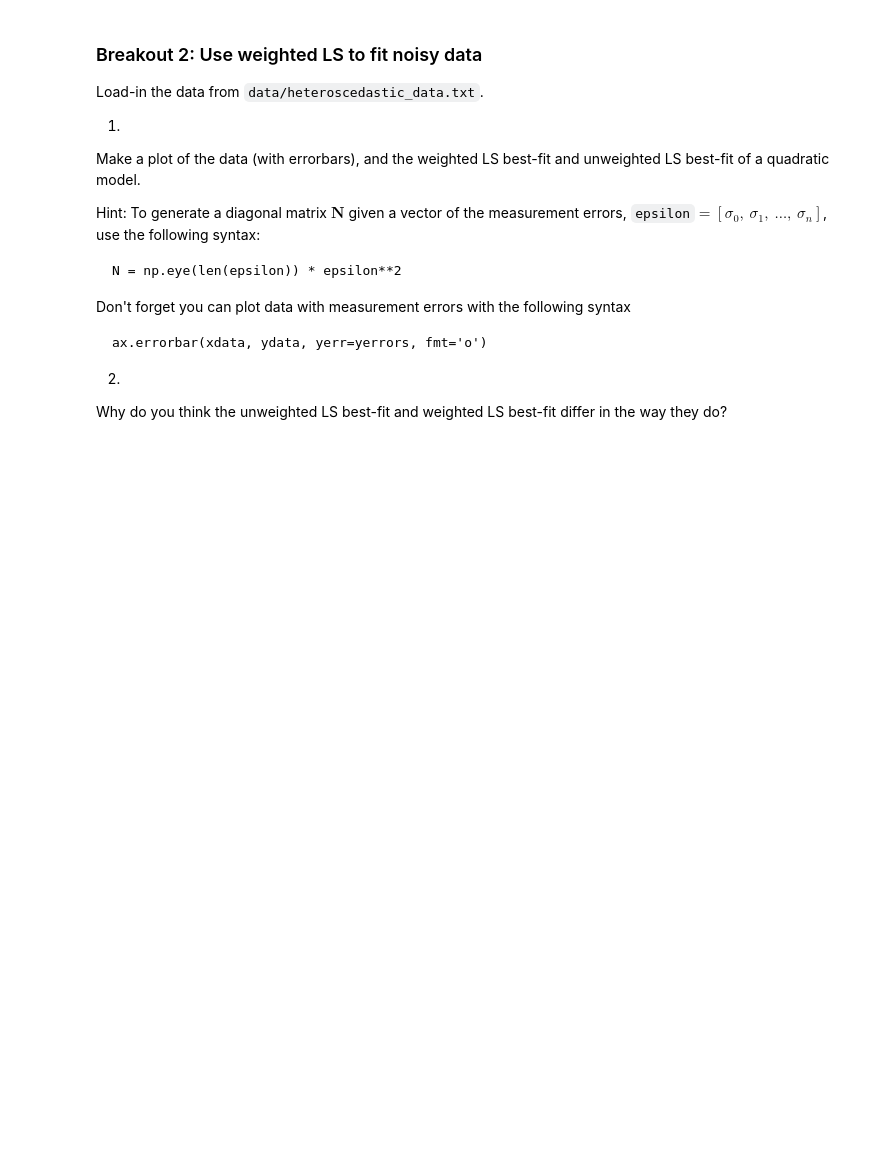
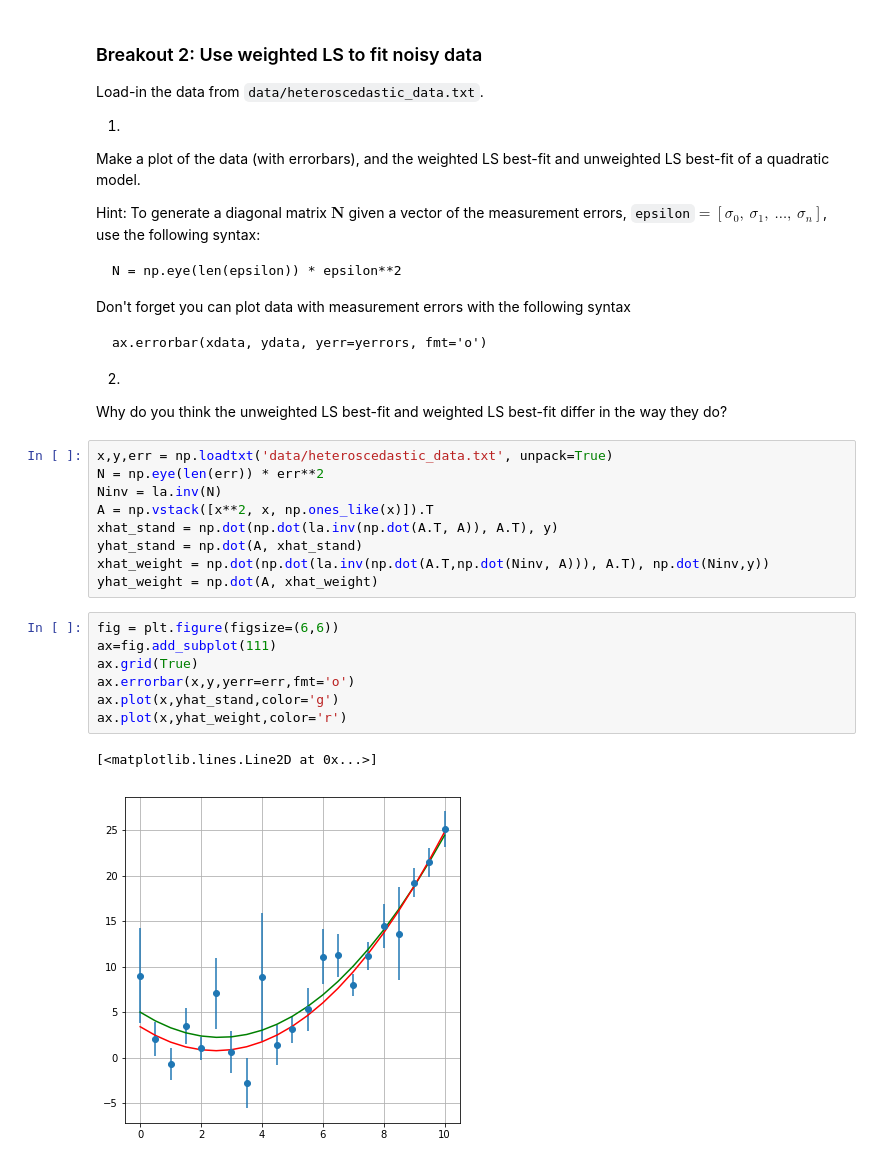
Before and after one commit to nkern/Astro_9, a Jupyter notebook: lectures/05_Regression/Linear_Regression.ipynb, the cells around one changed output. Cells and saved outputs as stored; diff of their text form; blank space fills up the shorter version.

```diff
--- a/lectures/05_Regression/Linear_Regression.ipynb
+++ b/lectures/05_Regression/Linear_Regression.ipynb
@@ -217,3 +234,22 @@ ax.errorbar(xdata, ydata, yerr=yerrors, fmt='o')
 
 2.
 Why do you think the unweighted LS best-fit and weighted LS best-fit differ in the way they do?
+# %%
+x,y,err = np.loadtxt('data/heteroscedastic_data.txt', unpack=True)
+N = np.eye(len(err)) * err**2
+Ninv = la.inv(N)
+A = np.vstack([x**2, x, np.ones_like(x)]).T
+xhat_stand = np.dot(np.dot(la.inv(np.dot(A.T, A)), A.T), y)
+yhat_stand = np.dot(A, xhat_stand)
+xhat_weight = np.dot(np.dot(la.inv(np.dot(A.T,np.dot(Ninv, A))), A.T), np.dot(Ninv,y))
+yhat_weight = np.dot(A, xhat_weight)
+# %%
+fig = plt.figure(figsize=(6,6))
+ax=fig.add_subplot(111)
+ax.grid(True)
+ax.errorbar(x,y,yerr=err,fmt='o')
+ax.plot(x,yhat_stand,color='g')
+ax.plot(x,yhat_weight,color='r')
+# %% [output]
+[<matplotlib.lines.Line2D at 0x...>]
+[figure, added]
```
Also changed, not shown: parts of 13 cells of this notebook, 5 other files.
